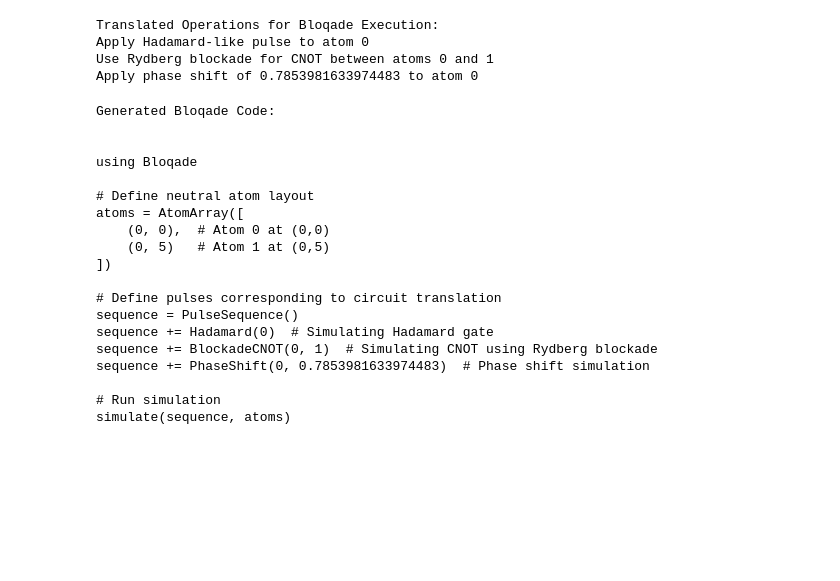
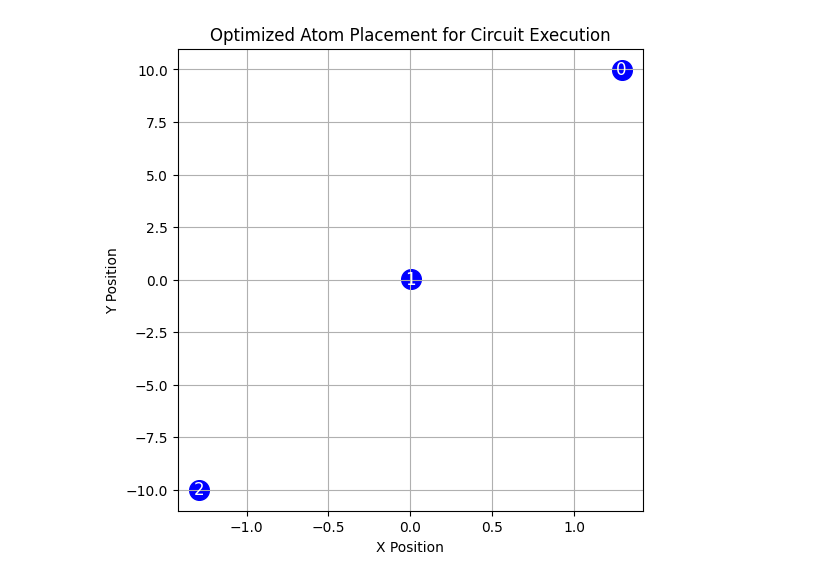
Before and after one commit to mohitraosatya/quera-circuit-translator, a Jupyter notebook: Untitled12.ipynb, the cells around one changed output. Cells and saved outputs as stored; diff of their text form; code cells hidden in the pictures; blank space fills up the shorter version.

```diff
--- a/Untitled12.ipynb
+++ b/Untitled12.ipynb
@@ -45,8 +64,29 @@ def parse_qiskit_circuit(qc):
+# %%
+def plot_atom_layout(atom_positions):
+    """
+    Plots the optimized atom layout in a 2D plane.
+
+    Args:
+        atom_positions (dict): Mapping of qubit indices to (x, y) coordinates.
+    """
+    fig, ax = plt.subplots(figsize=(6, 6))
+
+    for qubit, (x, y) in atom_positions.items():
+        ax.scatter(x, y, color='blue', s=200)
+        ax.text(x, y, str(qubit), fontsize=12, ha='center', va='center', color='white')
+
+    ax.set_title("Optimized Atom Placement for Circuit Execution")
+    ax.set_xlabel("X Position")
+    ax.set_ylabel("Y Position")
+    plt.grid(True)
+    plt.show()
 # %%
-qc = QuantumCircuit(2)
+qc = QuantumCircuit(3)
 qc.h(0)
 qc.cx(0, 1)
+qc.cx(1, 2)
 qc.rz(np.pi/4, 0)
 
+print("Quantum Circuit:")
 print(qc.draw())  # Print circuit diagram
 # %% [output]
@@ -58,52 +101,5 @@ q_1: ─────┤ X ├───────────
-# %%
-translated_ops = parse_qiskit_circuit(qc)
-print("\nTranslated Operations for Bloqade Execution:")
-for op in translated_ops:
-    print(op)
-# %% [output]
-Translated Operations for Bloqade Execution:
-Apply Hadamard-like pulse to atom 0
-Use Rydberg blockade for CNOT between atoms 0 and 1
-Apply phase shift of 0.7853981633974483 to atom 0
-# %%
-bloqade_code = f"""
-using Bloqade
-
-# Define neutral atom layout
-atoms = AtomArray([
-    (0, 0),  # Atom 0 at (0,0)
-    (0, 5)   # Atom 1 at (0,5)
-])
-
-# Define pulses corresponding to circuit translation
-sequence = PulseSequence()
-sequence += Hadamard(0)  # Simulating Hadamard gate
-sequence += BlockadeCNOT(0, 1)  # Simulating CNOT using Rydberg blockade
-sequence += PhaseShift(0, {np.pi/4})  # Phase shift simulation
-
-# Run simulation
-simulate(sequence, atoms)
-"""
-
-print("Generated Bloqade Code:\n")
-print(bloqade_code)
-# %% [output]
-Generated Bloqade Code:
-
-
-using Bloqade
-
-# Define neutral atom layout
-atoms = AtomArray([
-    (0, 0),  # Atom 0 at (0,0)
-    (0, 5)   # Atom 1 at (0,5)
-])
-
-# Define pulses corresponding to circuit translation
-sequence = PulseSequence()
-sequence += Hadamard(0)  # Simulating Hadamard gate
-sequence += BlockadeCNOT(0, 1)  # Simulating CNOT using Rydberg blockade
-sequence += PhaseShift(0, 0.7853981633974483)  # Phase shift simulation
-
-# Run simulation
-simulate(sequence, atoms)
+# %%
+atom_positions, qubit_indices = optimize_atom_placement(qc)
+plot_atom_layout(atom_positions)
+# %% [output]
+[figure, added]
```
Also changed, not shown: parts of 7 cells of this notebook.
